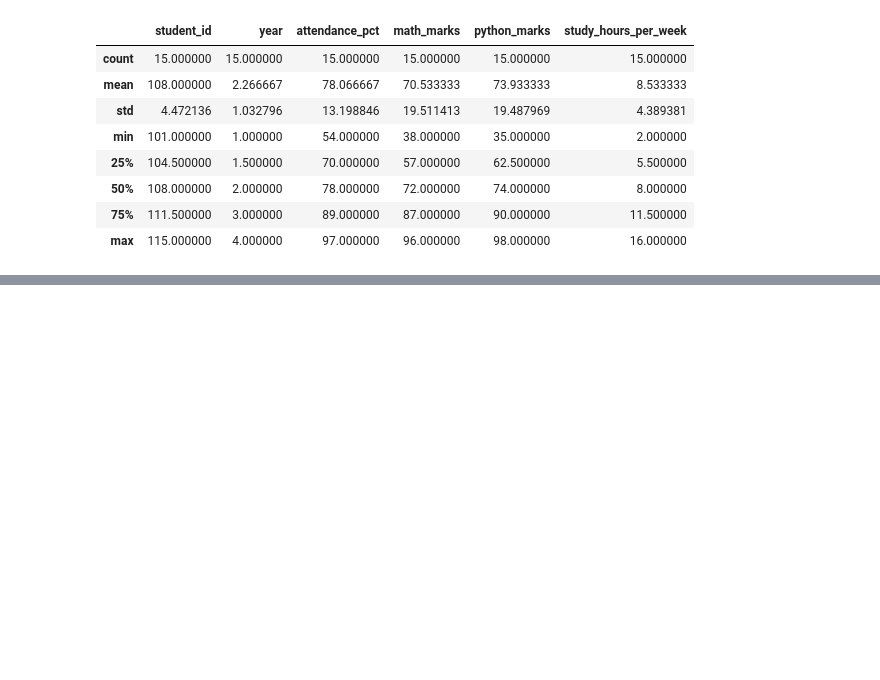
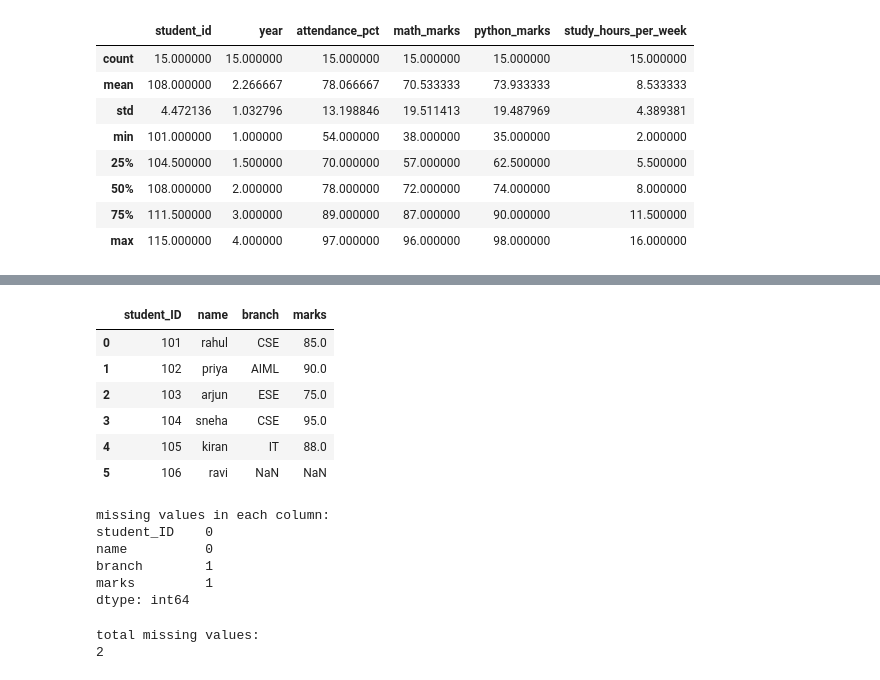
Before and after one commit to tanveer2399/numpy-foundmentals, a Jupyter notebook: pandas_foundamentals.ipynb, the cells around one changed output, grey strips where cells are left out. Saved outputs shown, nothing was run; the diff lists cells and outputs as text; code cells hidden in the pictures; blank space fills up the shorter version.

```diff
--- a/pandas_foundamentals.ipynb
+++ b/pandas_foundamentals.ipynb
@@ -501,0 +569,41 @@ display(df.describe())
+# %%
+import pandas as pd
+import numpy as np
+
+data =  {
+    "student_ID":[101,102,103,104,105,106],
+    "name": ["rahul","priya","arjun","sneha","kiran","ravi"],
+    "branch": ["CSE","AIML","ESE","CSE","IT",np.nan],
+    "marks": [85,90,75,95,88,np.nan]
+    }
+
+df=pd.DataFrame(data)
+
+display(df)
+# %% [output]
+|  | student_ID | name | branch | marks |
+| 0 | 101 | rahul | CSE | 85.0 |
+| 1 | 102 | priya | AIML | 90.0 |
+| 2 | 103 | arjun | ESE | 75.0 |
+| 3 | 104 | sneha | CSE | 95.0 |
+| 4 | 105 | kiran | IT | 88.0 |
+| 5 | 106 | ravi | NaN | NaN |
+# %%
+#detect missing values
+print("missing values in each column:" )
+
+print(df.isnull().sum())
+# %% [output]
+missing values in each column:
+student_ID    0
+name          0
+branch        1
+marks         1
+dtype: int64
+# %%
+print("total missing values:" )
+
+print(df.isnull().sum().sum())
+# %% [output]
+total missing values:
+2
```
Also changed, not shown: parts of 40 cells of this notebook.
